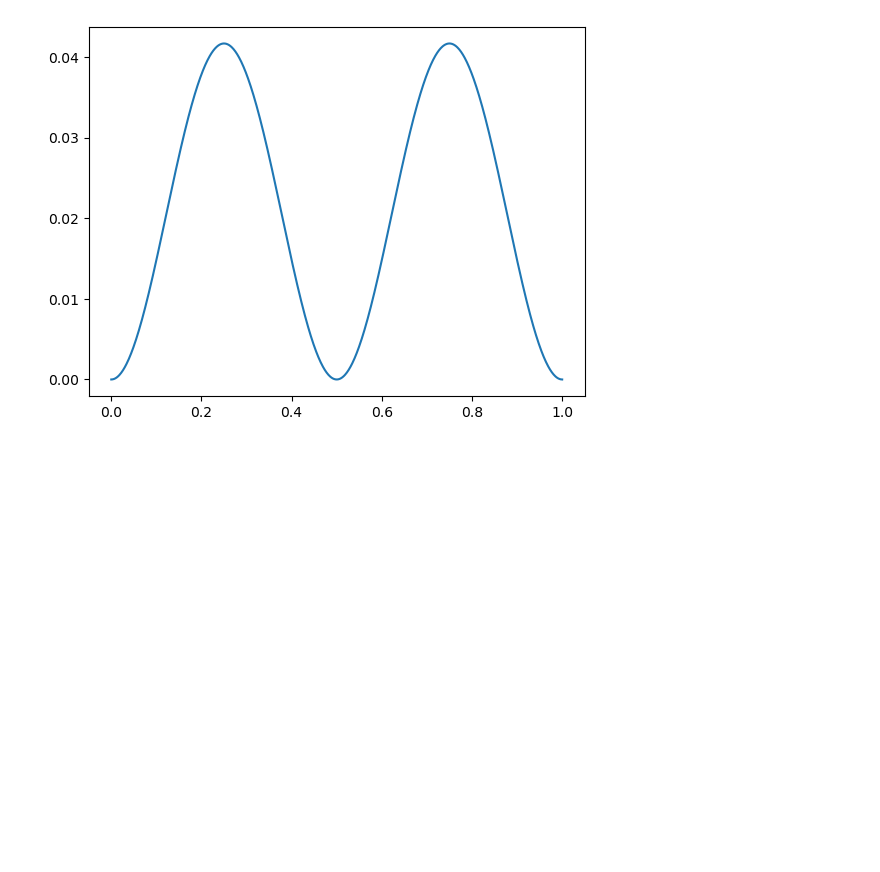
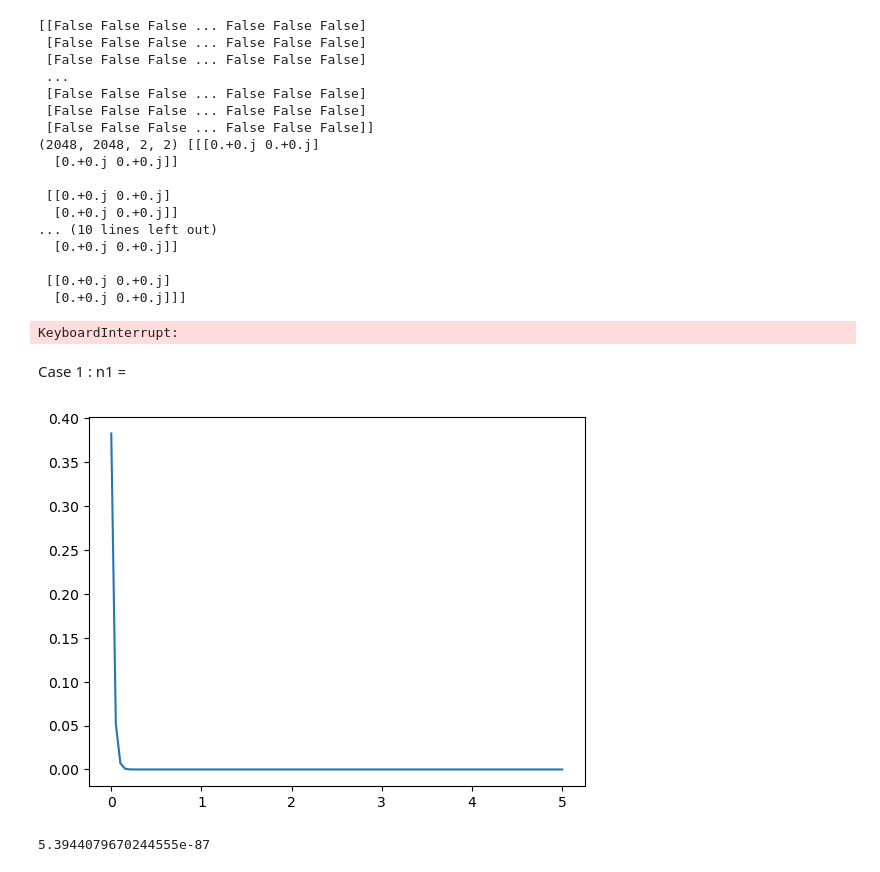
Before and after one commit to nihardalal/PSFSim, a Jupyter notebook: test_filter_detector_properties.ipynb, the cells around one changed output. Saved outputs shown, nothing was run; the diff lists cells and outputs as text; code cells hidden in the pictures; blank space fills up the shorter version.

```diff
--- a/test_filter_detector_properties.ipynb
+++ b/test_filter_detector_properties.ipynb
@@ -193,9 +124,64 @@ for index_th in range(len(th_list)):
 # %%
-fig,ax=plt.subplots()
-ax.set_xscale('linear')
-ax.set_yscale('linear')
+wavelength = 0.48
+n1 = 1.5
+n2 = 1.43
+n3 = 2.0
 
-ax.plot(optical_th_list, 1-np.array(Tr_TM)[:,0,0])
+
+th = 1.0
+
+zp = np.linspace(0, 5, num=100) # depth into the detector in microns
+
+ux=np.array([0.0])
+ux = np.linspace(-1, 1., num=2048)
+
+uy=np.array([0.0])
+uy = np.linspace(-1, 1., num=2048)
+ux, uy= np.meshgrid(ux,uy, indexing='ij')
+k0 = 2*np.pi/wavelength
+
+
+
+
+glass = filter_detector(1., th/3., 1., th/3., 1., th/3.,sgn=1)
+
+Ex, Ey, Ez = glass.Transmitted_E(wavelength, ux, uy, zp)
+absE = np.sqrt(np.abs(Ex)**2 + np.abs(Ey)**2 + np.abs(Ez)**2)
+Intensity = absE**2
+
+
+
+
+plt.imshow(Intensity[:, :, 0], origin='lower', cmap='hot')
+plt.colorbar(label='Intensity')
+plt.ylabel(r'$u_x$')
+plt.xlabel(r'$u_y$')
 plt.show()
 # %% [output]
-[figure, removed]
+[[False False False ... False False False]
+ [False False False ... False False False]
+ [False False False ... False False False]
+ ...
+ [False False False ... False False False]
+ [False False False ... False False False]
+ [False False False ... False False False]]
+(2048, 2048, 2, 2) [[[0.+0.j 0.+0.j]
+  [0.+0.j 0.+0.j]]
+
+ [[0.+0.j 0.+0.j]
+  [0.+0.j 0.+0.j]]
+... (10 lines left out)
+  [0.+0.j 0.+0.j]]
+
+ [[0.+0.j 0.+0.j]
+  [0.+0.j 0.+0.j]]]
+KeyboardInterrupt:
+# %% [markdown]
+Case 1 : n1 =
+# %%
+plt.plot(zp[:], Intensity[1024, 1024, :])
+plt.show()
+print(Intensity[1024, 1024, -1])
+# %% [output]
+[figure, added]
+5.3944079670244555e-87
```
Also changed, not shown: parts of 4 cells of this notebook.
